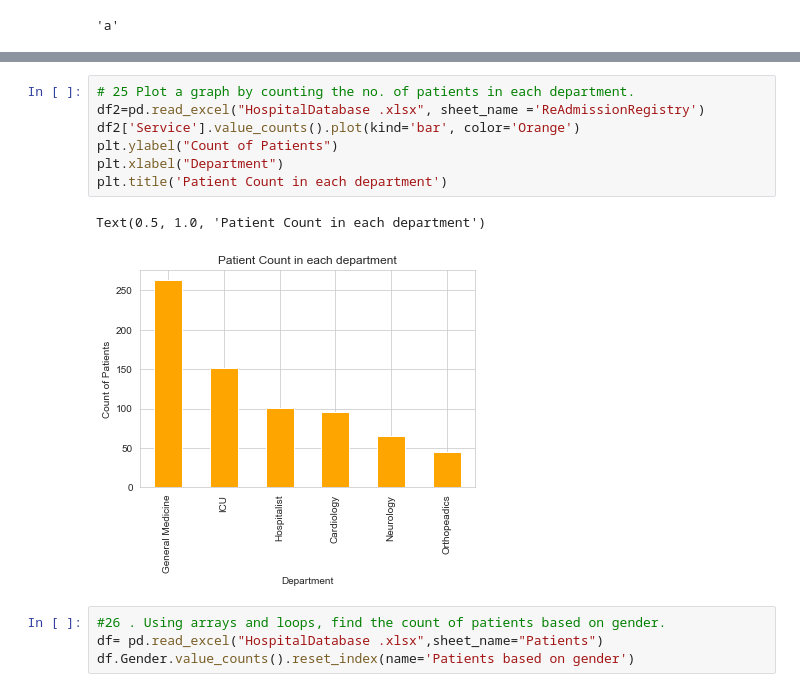
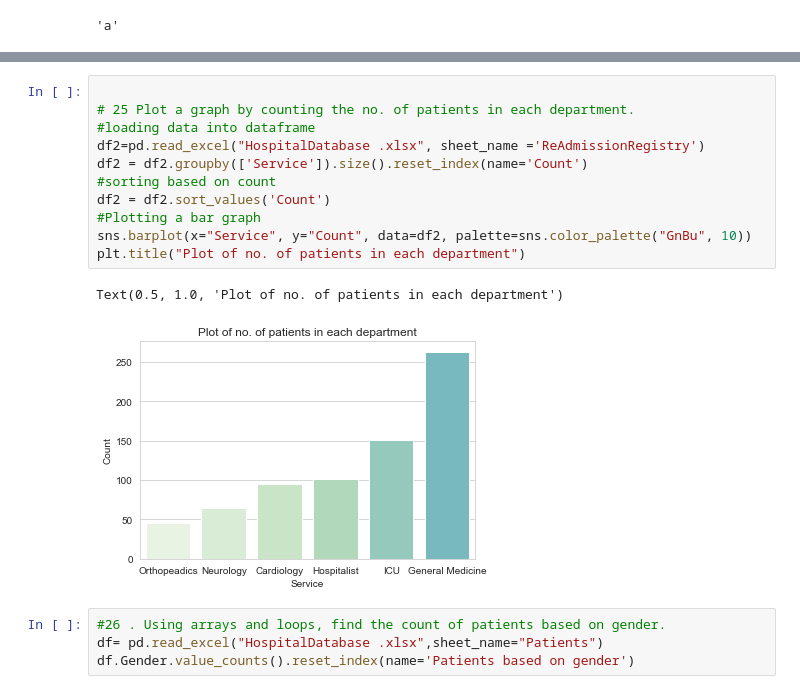
Before and after one commit to KalyaniKurakula/NumpyWarriors1, a Jupyter notebook: Hackthon/NumpyWarriors.ipynb, the cells around one changed output, grey strips where cells are left out. Saved outputs shown, nothing was run; the diff lists cells and outputs as text.

```diff
--- a/Hackthon/NumpyWarriors.ipynb
+++ b/Hackthon/NumpyWarriors.ipynb
@@ -455,15 +455,19 @@ print(PatientCount.unstack(level=1))
                 19                    154
 dtype: object
 # %%
+
 # 25 Plot a graph by counting the no. of patients in each department.
+#loading data into dataframe
 df2=pd.read_excel("HospitalDatabase .xlsx", sheet_name ='ReAdmissionRegistry')
-df2['Service'].value_counts().plot(kind='bar', color='Orange')
-plt.ylabel("Count of Patients")
-plt.xlabel("Department")
-plt.title('Patient Count in each department')
+df2 = df2.groupby(['Service']).size().reset_index(name='Count')
+#sorting based on count
+df2 = df2.sort_values('Count')
+#Plotting a bar graph
+sns.barplot(x="Service", y="Count", data=df2, palette=sns.color_palette("GnBu", 10))
+plt.title("Plot of no. of patients in each department")
 # %% [output]
-Text(0.5, 1.0, 'Patient Count in each department')
+Text(0.5, 1.0, 'Plot of no. of patients in each department')
-[figure, old version]
+[figure, new version]
 # %%
 #26 . Using arrays and loops, find the count of patients based on gender.
 df= pd.read_excel("HospitalDatabase .xlsx",sheet_name="Patients")
```
Also changed, not shown: parts of 2 cells of this notebook.
